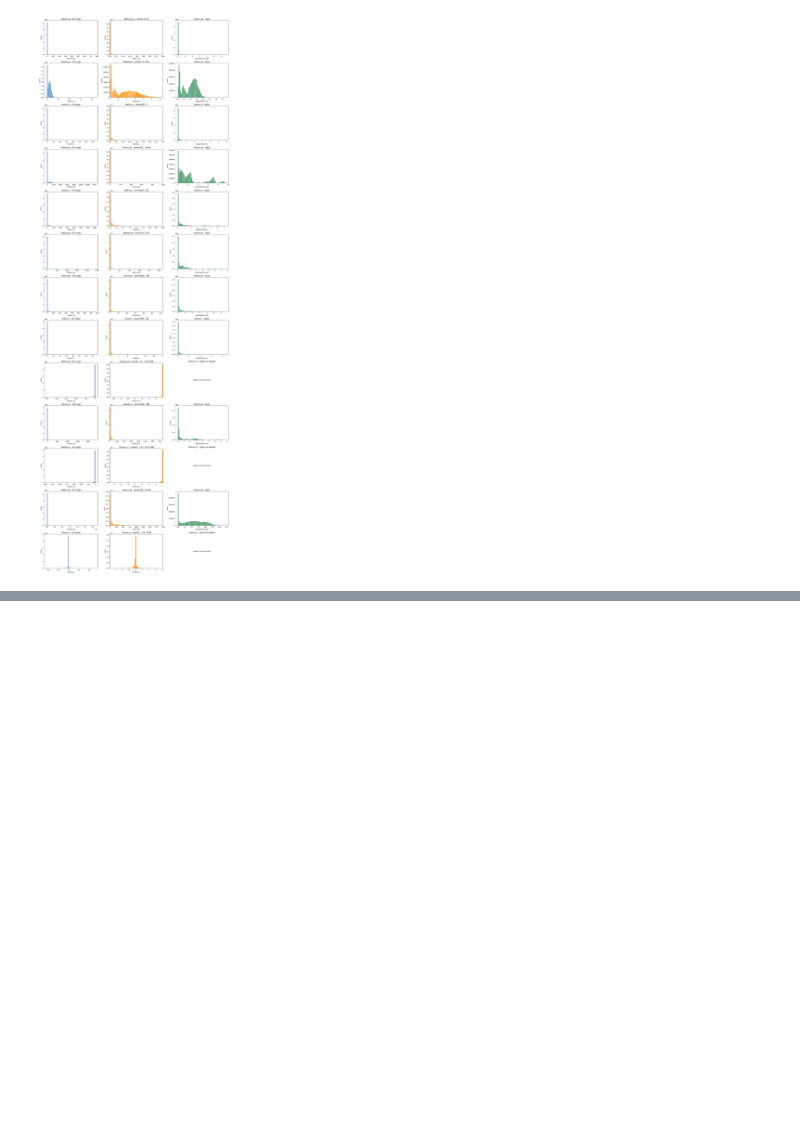
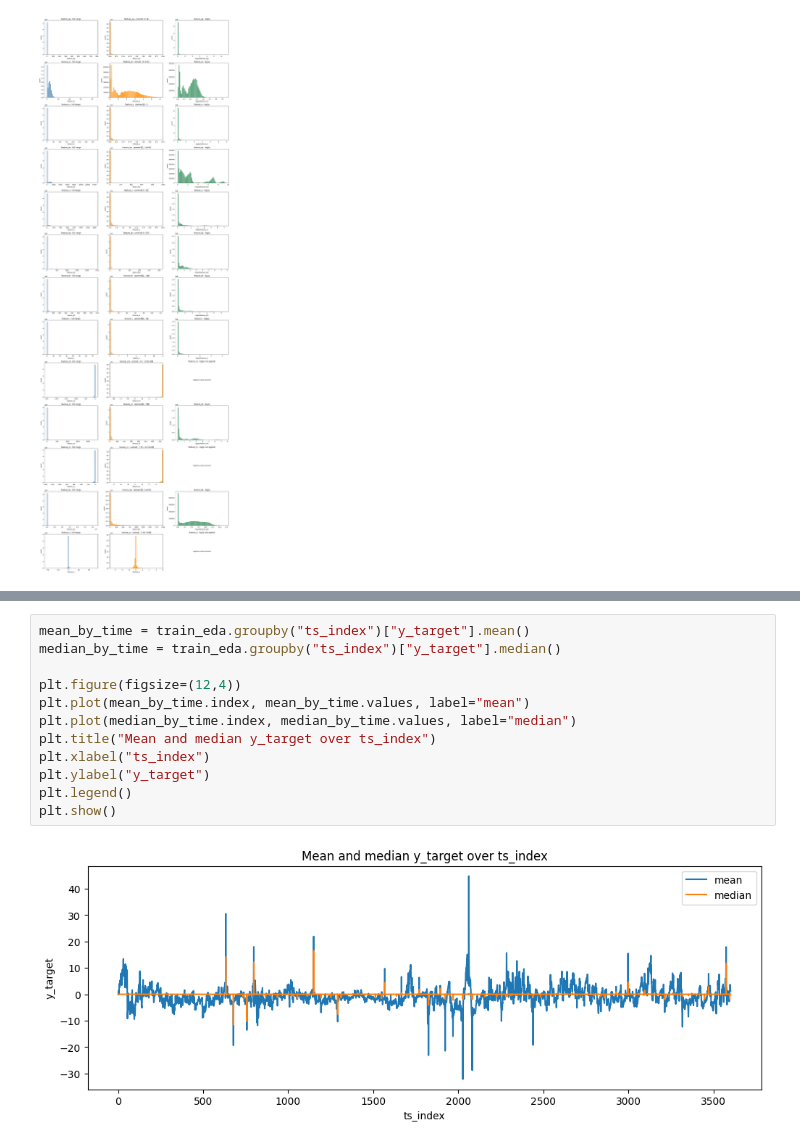
Before and after one commit to MartaTeo/Practical_DL, a Jupyter notebook: EDA-Data_preprocessing_visulisation.ipynb, the cells around one changed output, grey strips where cells are left out. Cells and saved outputs as stored; diff of their text form; blank space fills up the shorter version.

```diff
--- a/EDA-Data_preprocessing_visulisation.ipynb
+++ b/EDA-Data_preprocessing_visulisation.ipynb
@@ -834,0 +857,14 @@ plot_histograms_near_bulk(
+# %%
+mean_by_time = train_eda.groupby("ts_index")["y_target"].mean()
+median_by_time = train_eda.groupby("ts_index")["y_target"].median()
+
+plt.figure(figsize=(12,4))
+plt.plot(mean_by_time.index, mean_by_time.values, label="mean")
+plt.plot(median_by_time.index, median_by_time.values, label="median")
+plt.title("Mean and median y_target over ts_index")
+plt.xlabel("ts_index")
+plt.ylabel("y_target")
+plt.legend()
+plt.show()
+# %% [output]
+[figure, added]
```
Also changed, not shown: parts of 17 cells of this notebook.
